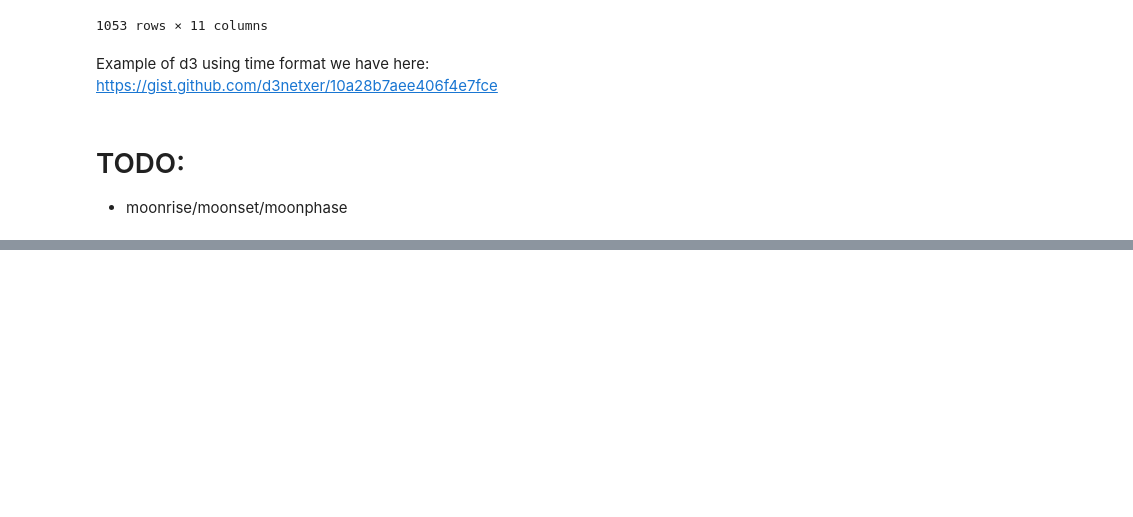
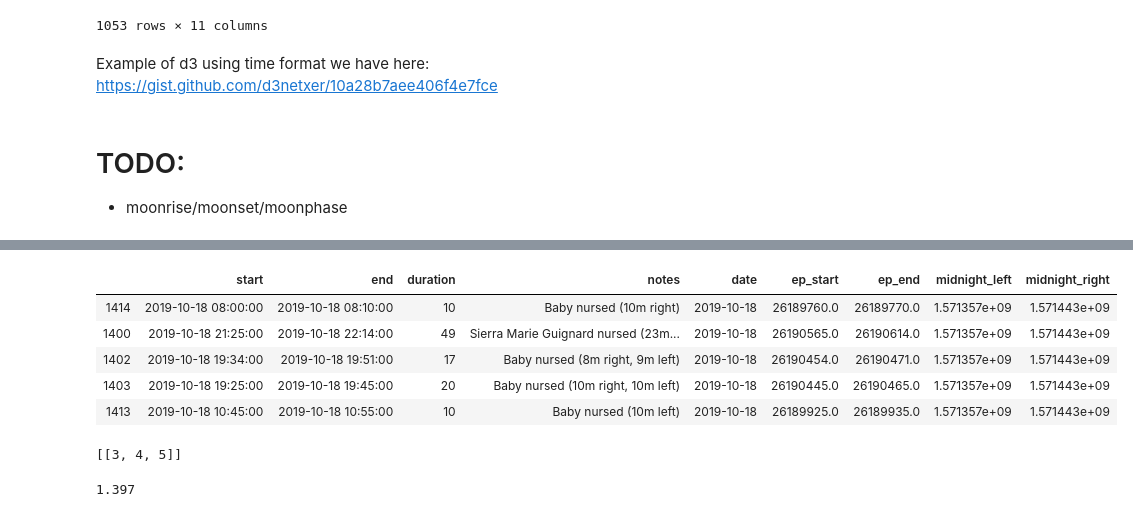
Before and after one commit to lewis1286/portfolio, a Jupyter notebook: projects/sierra/data/etl.ipynb, the cells around one changed output, grey strips where cells are left out. Saved outputs shown, nothing was run; the diff lists cells and outputs as text; code cells hidden in the pictures; blank space fills up the shorter version.

Commit message:
Joy Division feedings added

```diff
--- a/projects/sierra/data/etl.ipynb
+++ b/projects/sierra/data/etl.ipynb
@@ -6,3 +15,26 @@ import datetime
+# %%
+def extract_feedings():
+    # little bit of transform too
+    df = pd.read_csv('./data.csv')
+
+    df = df.loc[df.Activity=='Nursing', [
+        'Date and Time', 'End Time', 'Duration (min)', 'Text'
+    ]]
+
+    df.rename(columns={
+        'Date and Time': 'start',
+        'End Time': 'end',
+        'Duration (min)': 'duration',
+        'Text': 'notes'
+    }, inplace=True)
+
+    df.start = pd.to_datetime(df.start)
+    df.end = pd.to_datetime(df.end)
+
+    df = df[~df['end'].isnull()]
+    df['duration'] = df['duration'].astype(int)
+
+    return df
 # %% [markdown]
 # astronomical data
 
@@ -178,0 +226,25 @@ df.to_csv('./data_clean.csv', index=False)
+# %%
+feedings = extract_feedings()
+feedings['date'] = feedings['start'].dt.date
+feedings['date'] = pd.to_datetime(feedings['date'])
+
+feedings['ep_start'] = (feedings['start'] - dt.datetime(1970,1,1)).dt.total_seconds()
+feedings['ep_end'] = (feedings['end'] - dt.datetime(1970,1,1)).dt.total_seconds()
+
+feedings.sort_values('date', inplace=True)
+
+
+minutes_in_day = 1440 # we will split array to sizes of day, probably want to downsample to get to ~300 points per day
+
+# lets convert to epoch minutes.. then have 1440 per day
+feedings['ep_start'] /= 60
+feedings['ep_end'] /= 60
+# %%
+feedings.head()
+# %% [output]
+|  | start | end | duration | notes | date | ep_start | ep_end | midnight_left | midnight_right |
+| 1414 | 2019-10-18 08:00:00 | 2019-10-18 08:10:00 | 10 | Baby nursed (10m right) | 2019-10-18 | 26189760.0 | 26189770.0 | 1.571357e+09 | 1.571443e+09 |
+| 1400 | 2019-10-18 21:25:00 | 2019-10-18 22:14:00 | 49 | Sierra Marie Guignard nursed (23m... | 2019-10-18 | 26190565.0 | 26190614.0 | 1.571357e+09 | 1.571443e+09 |
+| 1402 | 2019-10-18 19:34:00 | 2019-10-18 19:51:00 | 17 | Baby nursed (8m right, 9m left) | 2019-10-18 | 26190454.0 | 26190471.0 | 1.571357e+09 | 1.571443e+09 |
+| 1403 | 2019-10-18 19:25:00 | 2019-10-18 19:45:00 | 20 | Baby nursed (10m right, 10m left) | 2019-10-18 | 26190445.0 | 26190465.0 | 1.571357e+09 | 1.571443e+09 |
+| 1413 | 2019-10-18 10:45:00 | 2019-10-18 10:55:00 | 10 | Baby nursed (10m left) | 2019-10-18 | 26189925.0 | 26189935.0 | 1.571357e+09 | 1.571443e+09 |
@@ -178,0 +257,4 @@ df.to_csv('./data_clean.csv', index=False)
+# %%
+days
+# %% [output]
+[[3, 4, 5]]
@@ -178,0 +316,4 @@ df.to_csv('./data_clean.csv', index=False)
+# %%
+days.max().max()
+# %% [output]
+1.397
```
Also changed, not shown: parts of 9 cells of this notebook, 9 other files.
